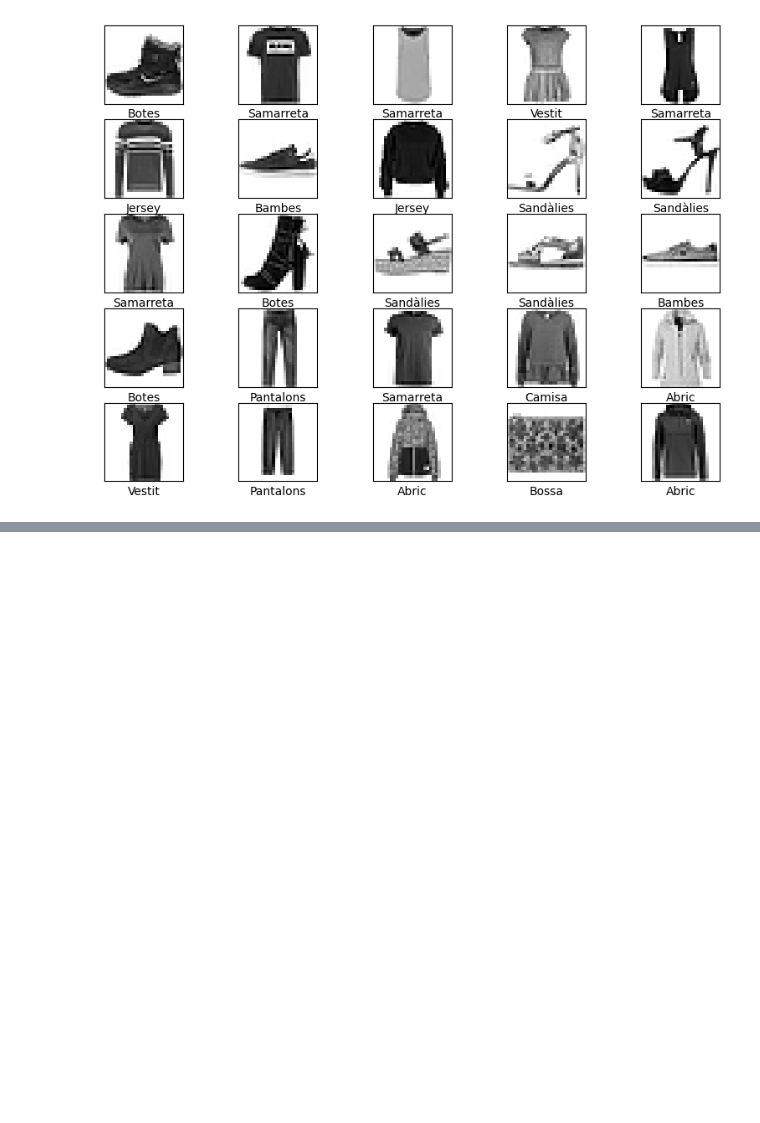
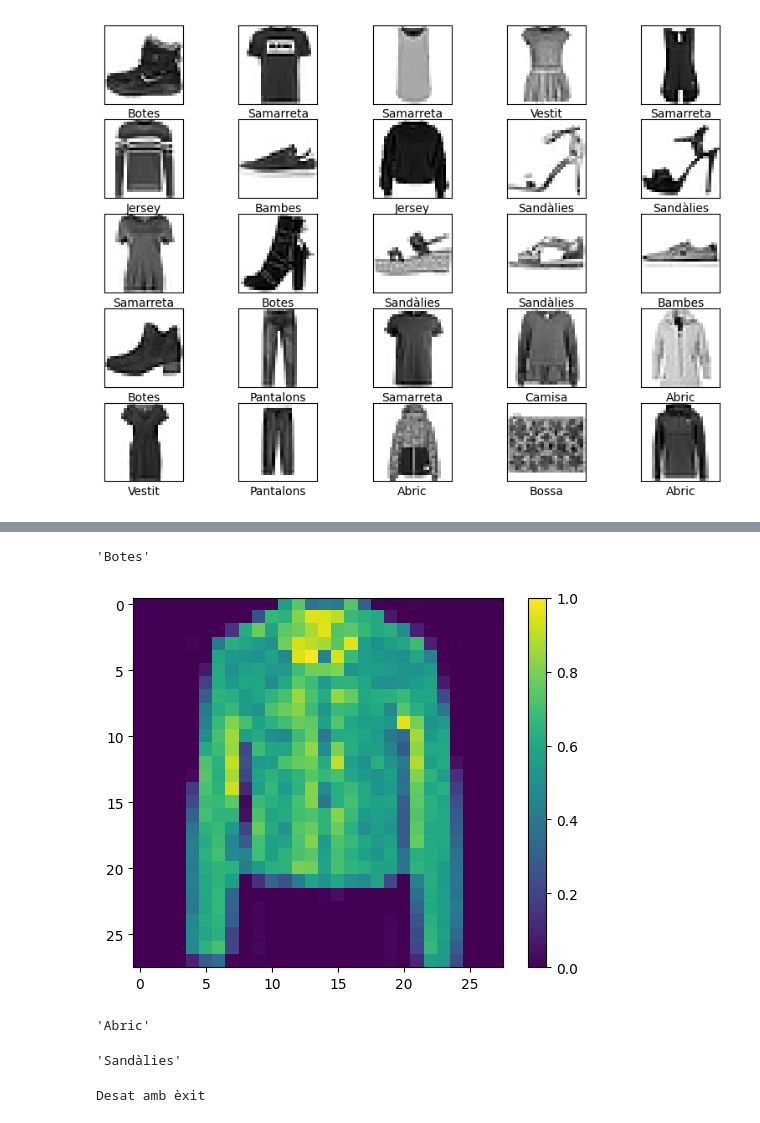
Before and after one commit to jalcarazc/MachineLearning-curs, a Jupyter notebook: xarxaneuronal_MNIST.ipynb, the cells around one changed output, grey strips where cells are left out. Saved outputs shown, nothing was run; the diff lists cells and outputs as text; code cells hidden in the pictures; blank space fills up the shorter version.

```diff
--- a/xarxaneuronal_MNIST.ipynb
+++ b/xarxaneuronal_MNIST.ipynb
@@ -61,5 +61,5 @@ model.compile(optimizer='adam',
               loss='sparse_categorical_crossentropy',
               metrics=['accuracy'])
 # %%
-model.fit(imatges_entre, etiquetes_entrenament, epochs=100)
+model.fit(imatges_entre, etiquetes_entrenament, epochs=10)
 # %% [output]
@@ -83,0 +106,3 @@ Epoch 100/100
+# %%
+prediccions = model.predict(imatges_test)
+prediccions[0]
@@ -83,0 +114,32 @@ Epoch 100/100
+# %%
+np.argmax(prediccions[0])
+nom_roba[np.argmax(prediccions[0])]
+# %% [output]
+'Botes'
+# %%
+plt.figure()
+plt.imshow(imatges_test[10])
+plt.colorbar()
+plt.grid(False)
+plt.show();
+print
+nom_roba[etiquetes_test[10]]
+
+np.argmax(prediccions[10])
+nom_roba[np.argmax(prediccions[10])]
+# %% [output]
+[figure, added]
+'Abric'
+# %%
+np.argmax(prediccions[9999])
+nom_roba[np.argmax(prediccions[9999])]
+# %% [output]
+'Sandàlies'
+# %%
+model_json = model.to_json()
+with open("model.json","w") as json_file:
+    json_file.write(model_json)
+model.save_weights("model.h5")
+print("Desat amb èxit")
+# %% [output]
+Desat amb èxit
```
Also changed, not shown: parts of 4 cells of this notebook, 5 other files.
